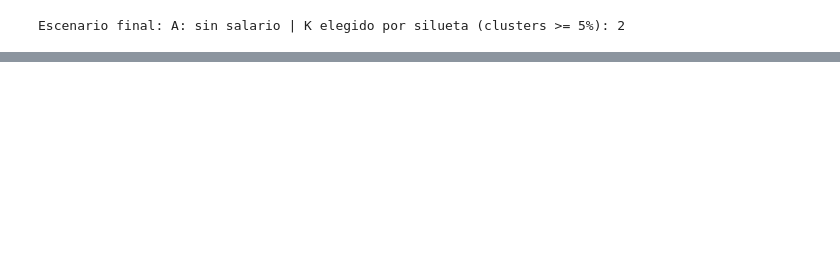
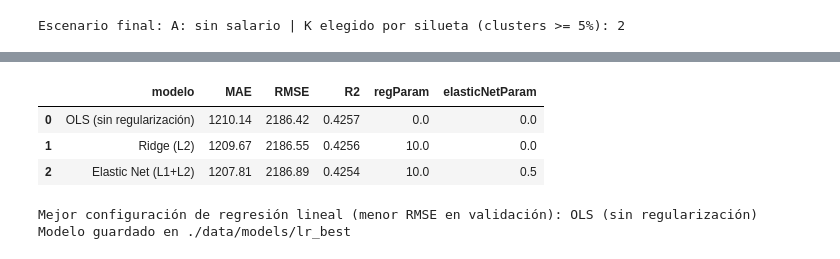
Before and after one commit to Zacatac23/Laboratorio-7-Spark, a Jupyter notebook: Laboratorio7_Avance_SparkMLlib.ipynb, the cells around one changed output, grey strips where cells are left out. Saved outputs shown, nothing was run; the diff lists cells and outputs as text; code cells hidden in the pictures; blank space fills up the shorter version.

```diff
--- a/Laboratorio7_Avance_SparkMLlib.ipynb
+++ b/Laboratorio7_Avance_SparkMLlib.ipynb
@@ -881,0 +947,9 @@ Se generaron: `personas_2025_preparado.parquet` y `personas_2026_preparado.parqu
+# %%
+# ---- Modelo de referencia: predecir la media de train ----
+media_train = train.agg(F.mean(LABEL)).first()[0]
+mediana_train = train.approxQuantile(LABEL, [0.5], 0.001)[0]
+print(f"Media de salario en train: Q{media_train:,.2f} | Mediana: Q{mediana_train:,.2f}")
+
+base_valid = valid.withColumn("prediction", F.lit(media_train))
+resultados_modelos = [evaluar(base_valid, "Baseline (media de train) - validación")]
+pd.DataFrame(resultados_modelos)
@@ -881,0 +964,36 @@ Se generaron: `personas_2025_preparado.parquet` y `personas_2026_preparado.parqu
+# %%
+# ============ Ejercicio 5: Regresión lineal ============
+CONFIGS_LR = [
+    {"nombre": "OLS (sin regularización)", "regParam": 0.0,  "elasticNetParam": 0.0},
+    {"nombre": "Ridge (L2)",                "regParam": 10.0, "elasticNetParam": 0.0},
+    {"nombre": "Elastic Net (L1+L2)",       "regParam": 10.0, "elasticNetParam": 0.5},
+]
+
+resultados_lr, modelos_lr = [], {}
+for cfg in CONFIGS_LR:
+    lr = LinearRegression(featuresCol="features_raw", labelCol=LABEL, standardization=True,
+                          regParam=cfg["regParam"], elasticNetParam=cfg["elasticNetParam"])
+    pipe = Pipeline(stages=etapas_preprocesamiento() + [lr]).fit(train)
+    pred_valid = pipe.transform(valid)
+    m = evaluar(pred_valid, cfg["nombre"])
+    m.update({"regParam": cfg["regParam"], "elasticNetParam": cfg["elasticNetParam"]})
+    resultados_lr.append(m)
+    modelos_lr[cfg["nombre"]] = pipe
+
+tabla_lr = pd.DataFrame(resultados_lr)
+display(tabla_lr)
+
+mejor_lr_nombre = tabla_lr.sort_values("RMSE").iloc[0]["modelo"]
+mejor_lr = modelos_lr[mejor_lr_nombre]
+print("Mejor configuración de regresión lineal (menor RMSE en validación):", mejor_lr_nombre)
+
+resultados_modelos.append(evaluar(mejor_lr.transform(valid), f"LR ({mejor_lr_nombre}) - validación"))
+mejor_lr.write().overwrite().save(f"{DIR_MODELOS}/lr_best")
+print(f"Modelo guardado en {DIR_MODELOS}/lr_best")
+# %% [output]
+|  | modelo | MAE | RMSE | R2 | regParam | elasticNetParam |
+| 0 | OLS (sin regularización) | 1210.14 | 2186.42 | 0.4257 | 0.0 | 0.0 |
+| 1 | Ridge (L2) | 1209.67 | 2186.55 | 0.4256 | 10.0 | 0.0 |
+| 2 | Elastic Net (L1+L2) | 1207.81 | 2186.89 | 0.4254 | 10.0 | 0.5 |
+Mejor configuración de regresión lineal (menor RMSE en validación): OLS (sin regularización)
+Modelo guardado en ./data/models/lr_best
```
Also changed, not shown: parts of 35 cells of this notebook.
